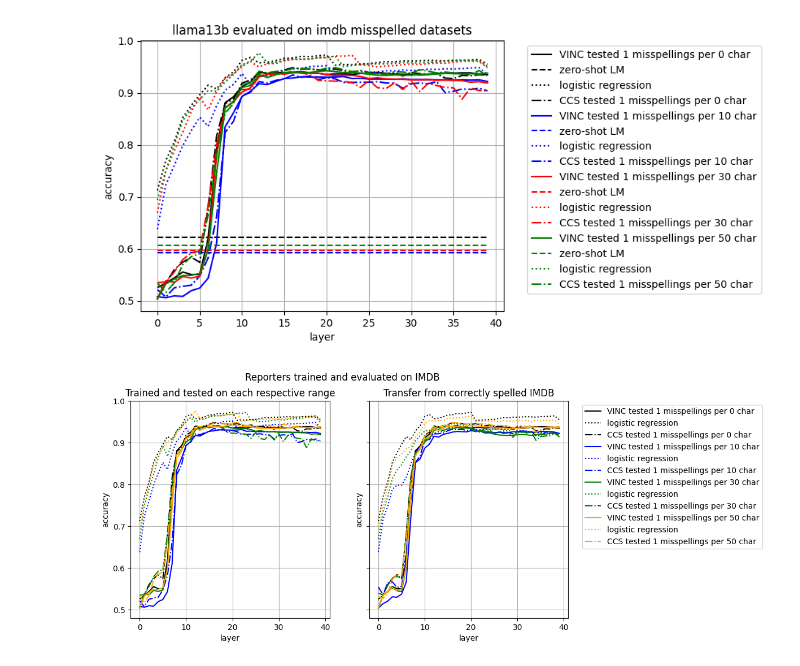
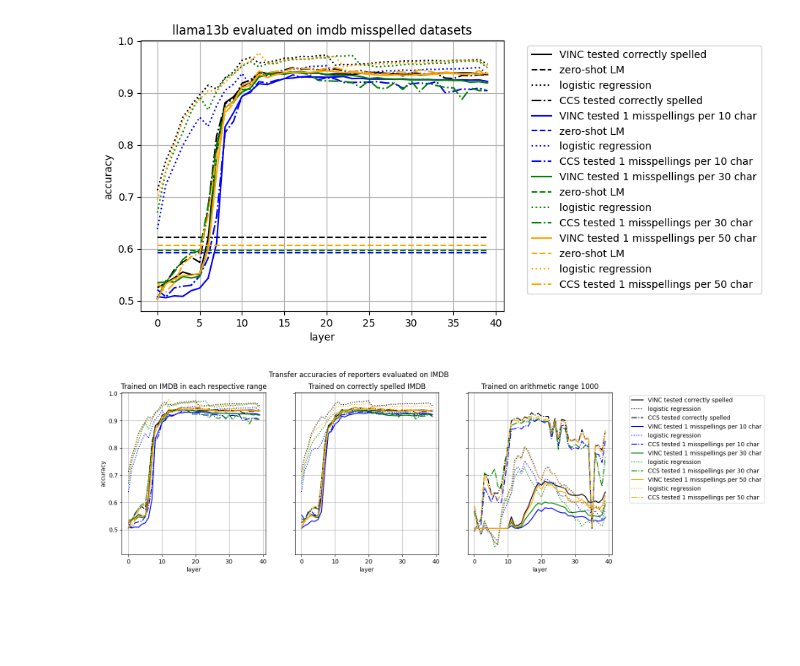
Before and after one commit to EleutherAI/elk, a Jupyter notebook: elk/results/imdb_test_results.ipynb, the cells around one changed output. Cells and saved outputs as stored; diff of their text form; code cells hidden in the pictures; blank space fills up the shorter version.

```diff
--- a/elk/results/imdb_test_results.ipynb
+++ b/elk/results/imdb_test_results.ipynb
@@ -46,7 +54,10 @@ for i,d in enumerate([0,10,30,50]):
     acc = experiment['acc']
     # Set line color for current dataset
     line_color = line_colors[i]
-    ax.plot(layers, acc, label=f'VINC tested 1 misspellings per {d} char', color=line_color)
+    if d == 0:
+        ax.plot(layers, acc, label=f'VINC tested correctly spelled', color=line_color)
+    else:
+        ax.plot(layers, acc, label=f'VINC tested 1 misspellings per {d} char', color=line_color)
 
     if 'lm_acc' in experiment.columns:
         lm_acc = experiment['lm_acc']
@@ -63,22 +74,25 @@ for i,d in enumerate([0,10,30,50]):
     experiment = data[(dataset, dataset, 'ccs')]
     layers = experiment['layer']
     acc = experiment['acc']
-    ax.plot(layers, acc, label=f'CCS tested 1 misspellings per {d} char', color=line_color, linestyle=ccs_line_style)
+    if d == 0:
+        ax.plot(layers, acc, label=f'CCS tested correctly spelled', color=line_color, linestyle=ccs_line_style)
+    else:
+        ax.plot(layers, acc, label=f'CCS tested 1 misspellings per {d} char', color=line_color, linestyle=ccs_line_style)
 
 ax.legend(bbox_to_anchor=(1.05, 1), loc='upper left')
 plt.show()
 # %% [output]
-[figure, old version]
+[figure, new version]
 # %%
 # trained and tested vs transfer
 
-fig, axs = plt.subplots(ncols=2, figsize=(10, 5), sharey = True)
+fig, axs = plt.subplots(ncols=3, figsize=(15, 5), sharey = True)
 
 # Set big title for the whole figure
-fig.suptitle("Reporters trained and evaluated on IMDB")
+fig.suptitle("Transfer accuracies of reporters evaluated on IMDB")
 
 ax = axs[0]
-ax.set_title(fr"Trained and tested on each respective range")
+ax.set_title(fr"Trained on IMDB in each respective range")
 ax.set_xlabel("layer")
 ax.set_ylabel("accuracy")
 ax.grid(True)
@@ -92,7 +106,10 @@ for i,d in enumerate([0,10,30,50]):
     acc = experiment['acc']
     # Set line color for current dataset
     line_color = line_colors[i]
-    ax.plot(layers, acc, label=f'VINC tested 1 misspellings per {d} char', color=line_color)
+    if d == 0:
+        ax.plot(layers, acc, label=f'VINC tested correctly spelled', color=line_color)
+    else:
+        ax.plot(layers, acc, label=f'VINC tested 1 misspellings per {d} char', color=line_color)
 
     if 'lr_acc' in experiment.columns:
         lr_acc = experiment['lr_acc']
@@ -103,37 +120,71 @@ for i,d in enumerate([0,10,30,50]):
     experiment = data[(dataset, dataset, 'ccs')]
     layers = experiment['layer']
     acc = experiment['acc']
-    ax.plot(layers, acc, label=f'CCS tested 1 misspellings per {d} char', color=line_color, linestyle=ccs_line_style)
+    if d == 0:
+        ax.plot(layers, acc, label=f'CCS tested correctly spelled', color=line_color, linestyle=ccs_line_style)
+    else:
+        ax.plot(layers, acc, label=f'CCS tested 1 misspellings per {d} char', color=line_color, linestyle=ccs_line_style)
 
 ax = axs[1]
-ax.set_title(fr"Transfer from correctly spelled IMDB")
+ax.set_title(fr"Trained on correctly spelled IMDB")
 ax.set_xlabel("layer")
-ax.set_ylabel("accuracy")
 ax.grid(True)
 
 for i,d in enumerate([0,10,30,50]):
     dataset = f"imdb_misspelled_{d}"
 
-    experiment = data[(original_dataset, dataset, 'vinc')]
+    experiment = data[(origin_dataset_imdb, dataset, 'vinc')]
+    layers = experiment['layer']
+
+    acc = experiment['acc']
+    # Set line color for current dataset
+    line_color = line_colors[i]
+    if d == 0:
+        ax.plot(layers, acc, label=f'VINC tested correctly spelled', color=line_color)
+    else:
+        ax.plot(layers, acc, label=f'VINC tested 1 misspellings per {d} char', color=line_color)
+
+    if 'lr_acc' in experiment.columns:
+        lr_acc = experiment['lr_acc']
+        # Set line color and style for logistic regression dataset
+        ax.plot(layers, lr_acc, label='logistic regression',
+                color=line_color, linestyle=lr_line_style)
+
+    experiment = data[(origin_dataset_imdb, dataset, 'ccs')]
+    layers = experiment['layer']
+    acc = experiment['acc']
+    ax.plot(layers, acc, label=f'CCS tested 1 misspellings per {d} char', color=line_color, linestyle=ccs_line_style)
+
+ax = axs[2]
+ax.set_title(fr"Trained on arithmetic range 1000")
+ax.set_xlabel("layer")
+ax.grid(True)
+
+for i,d in enumerate([0,10,30,50]):
+    origin_dataset = "arith1000"
+    dataset = f"imdb_misspelled_{d}"
+
+    experiment = data[(origin_dataset_arith, dataset, 'vinc')]
     layers = experiment['layer']
 
     acc = experiment['acc']
     # Set line color for current dataset
     line_color = line_colors[i]
     ax.plot(layers, acc, label=f'VINC tested 1 misspellings per {d} char', color=line_color)
 
     if 'lr_acc' in experiment.columns:
         lr_acc = experiment['lr_acc']
         # Set line color and style for logistic regression dataset
         ax.plot(layers, lr_acc, label='logistic regression',
                 color=line_color, linestyle=lr_line_style)
 
-    experiment = data[(original_dataset, dataset, 'ccs')]
+    experiment = data[(origin_dataset_arith, dataset, 'ccs')]
     layers = experiment['layer']
     acc = experiment['acc']
     ax.plot(layers, acc, label=f'CCS tested 1 misspellings per {d} char', color=line_color, linestyle=ccs_line_style)
 
-ax.legend(bbox_to_anchor=(1.05, 1), loc='upper left')
+axs[0].legend(bbox_to_anchor=(3.5, 1), loc='upper left')
+
 plt.show()
 # %% [output]
-[figure, old version]
+[figure, new version]
```
Also changed, not shown: parts of 3 cells of this notebook, 2 other files.
